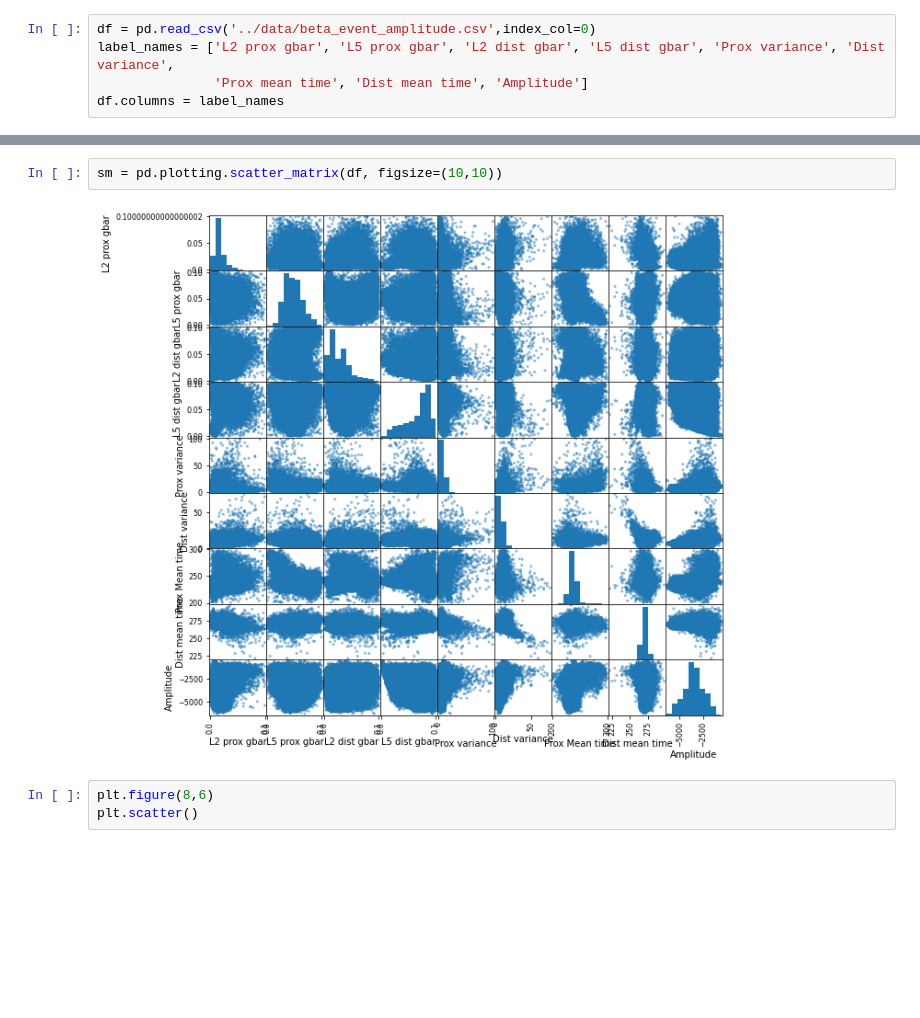
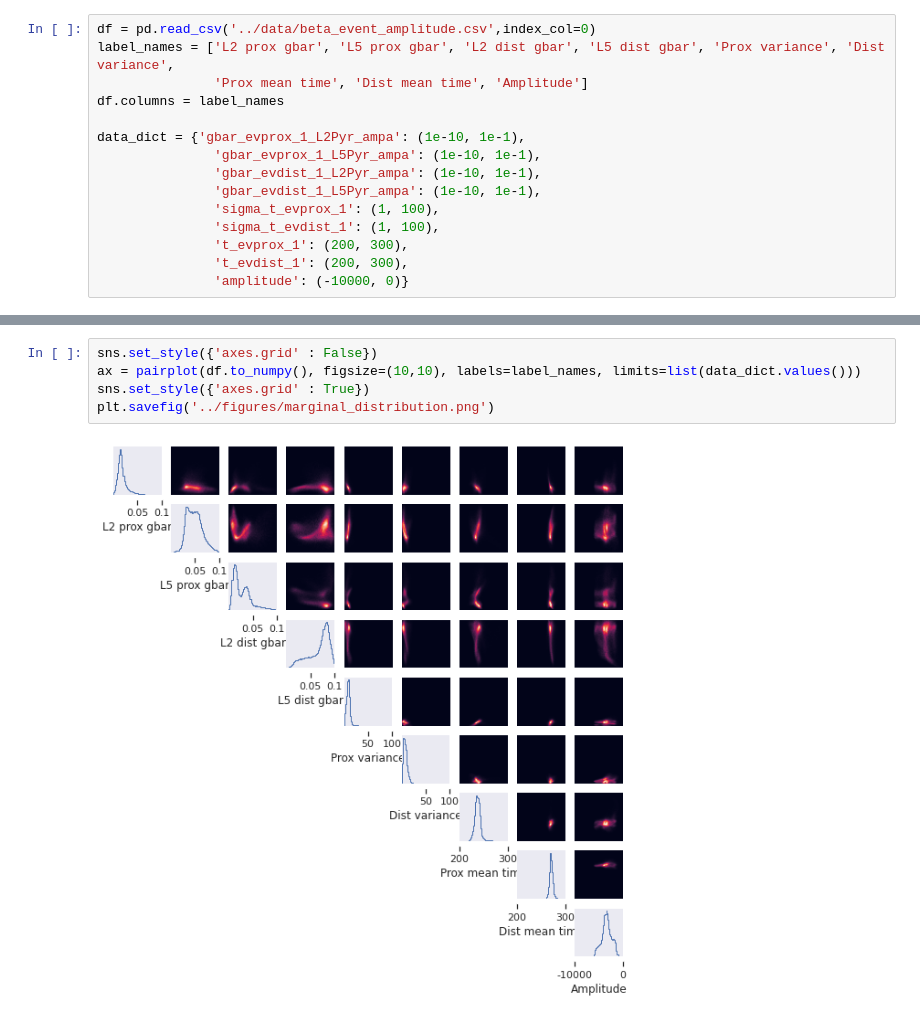
Before and after one commit to ntolley/data1030_project, a Jupyter notebook: src/midterm_report.ipynb, the cells around one changed output, grey strips where cells are left out. Drawn from its saved outputs; the diff is of its cells as text; blank space fills up the shorter version.

```diff
--- a/src/midterm_report.ipynb
+++ b/src/midterm_report.ipynb
@@ -7,6 +10,16 @@ df = pd.read_csv('../data/beta_event_amplitude.csv',index_col=0)
 label_names = ['L2 prox gbar', 'L5 prox gbar', 'L2 dist gbar', 'L5 dist gbar', 'Prox variance', 'Dist variance',
                'Prox mean time', 'Dist mean time', 'Amplitude']
 df.columns = label_names
+
+data_dict = {'gbar_evprox_1_L2Pyr_ampa': (1e-10, 1e-1),
+               'gbar_evprox_1_L5Pyr_ampa': (1e-10, 1e-1),
+               'gbar_evdist_1_L2Pyr_ampa': (1e-10, 1e-1),
+               'gbar_evdist_1_L5Pyr_ampa': (1e-10, 1e-1),
+               'sigma_t_evprox_1': (1, 100),
+               'sigma_t_evdist_1': (1, 100),
+               't_evprox_1': (200, 300),
+               't_evdist_1': (200, 300),
+               'amplitude': (-10000, 0)}
 # %%
 # Simple EDA
 df.describe()
@@ -33,7 +76,7 @@ plt.savefig('../figures/beta_event_amplitude_histogram.png')
-# %%
-sm = pd.plotting.scatter_matrix(df, figsize=(10,10))
-# %% [output]
-[figure, removed]
-# %%
-plt.figure(8,6)
-plt.scatter()
+# %%
+sns.set_style({'axes.grid' : False})
+ax = pairplot(df.to_numpy(), figsize=(10,10), labels=label_names, limits=list(data_dict.values()))
+sns.set_style({'axes.grid' : True})
+plt.savefig('../figures/marginal_distribution.png')
+# %% [output]
+[figure, added]
```
Also changed, not shown: parts of 7 cells of this notebook.
